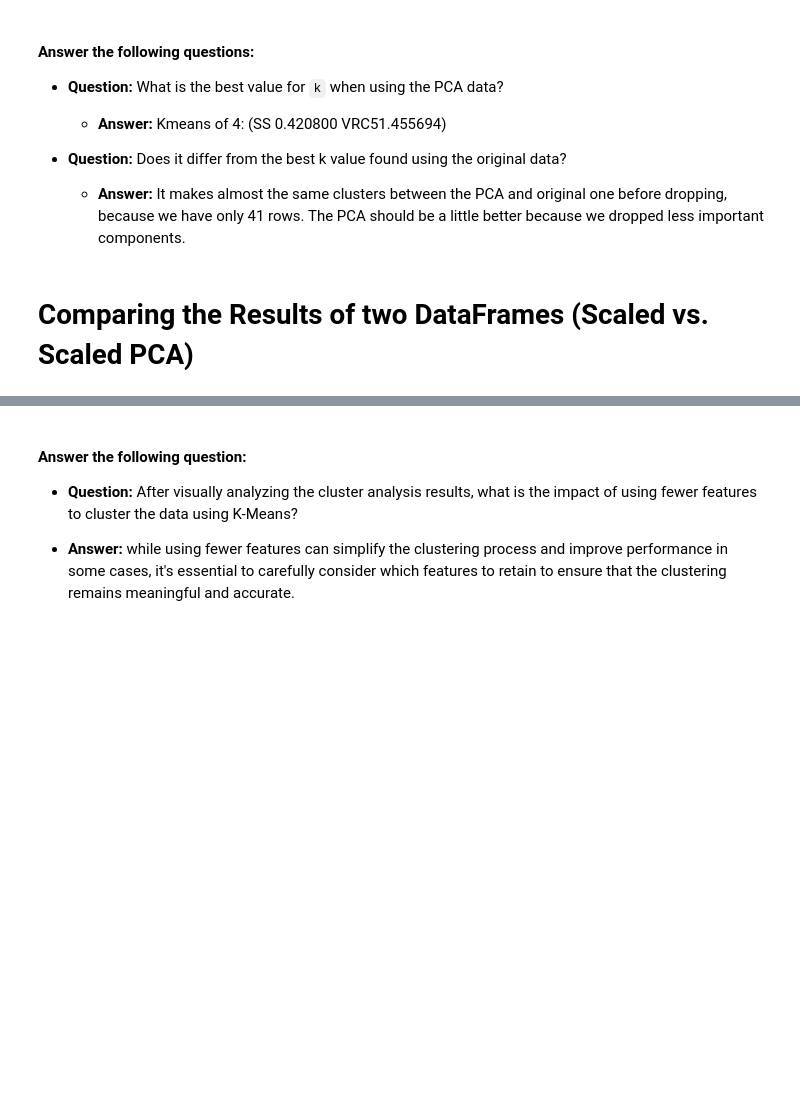
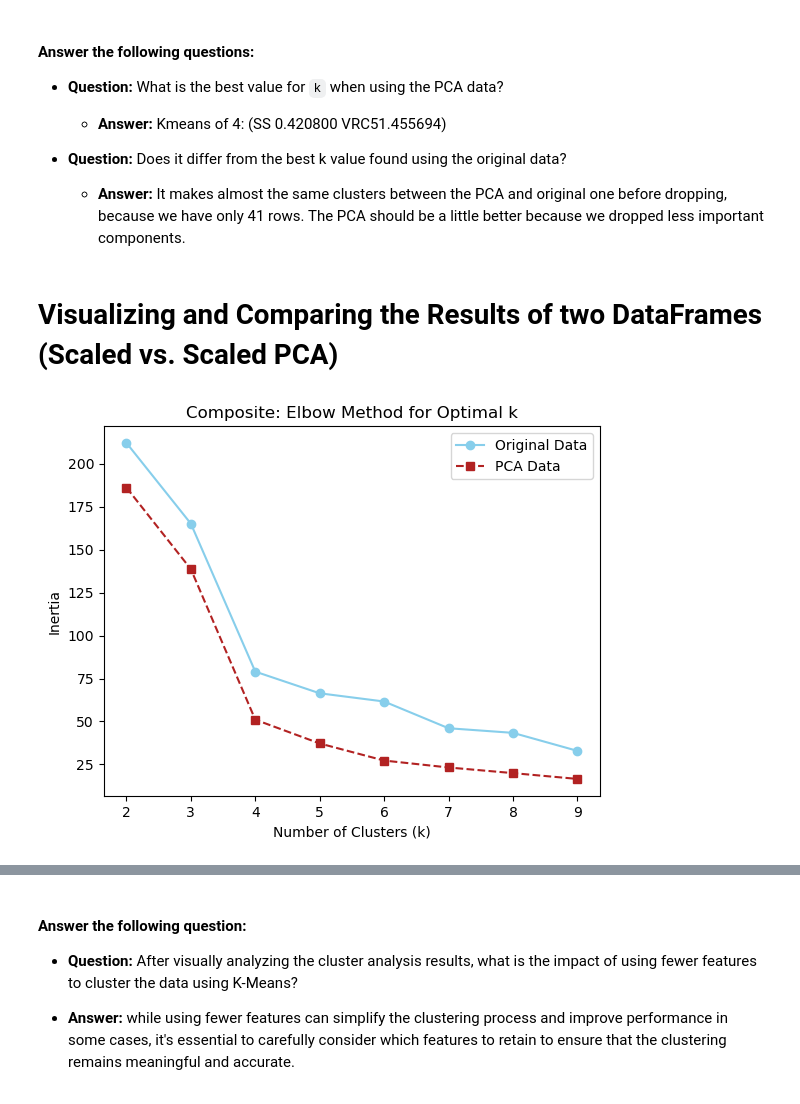
Before and after one commit to NguyenThiKimKhue/CryptoClustering, a Jupyter notebook: Crypto_Clustering_KimNguyen.ipynb, the cells around one changed output, grey strips where cells are left out. Saved outputs shown, nothing was run; the diff lists cells and outputs as text; code cells hidden in the pictures; blank space fills up the shorter version.

```diff
--- a/Crypto_Clustering_KimNguyen.ipynb
+++ b/Crypto_Clustering_KimNguyen.ipynb
@@ -689,5 +685,22 @@ plt.show()
 
   * **Answer:** It makes almost the same clusters between the PCA and original one before dropping, because we have only 41 rows. The PCA should be a little better because we dropped less important components.
 # %% [markdown]
-# Comparing the Results of two DataFrames (Scaled vs. Scaled PCA)
+# Visualizing and Comparing the Results of two DataFrames (Scaled vs. Scaled PCA)
+# %%
+#Composite plot to contrast the Elbow curves
+
+# Plot the elbow curves
+plt.plot(df_inertia.k, df_inertia.inertia, marker='o', linestyle='-', label='Original Data', color='Skyblue')
+plt.plot(df_cpa_metrics.k, df_cpa_metrics.inertia, marker='s', linestyle='--', label='PCA Data', color='Firebrick')
+
+# Add labels and title
+plt.xlabel("Number of Clusters (k)")
+plt.ylabel("Inertia")
+plt.title("Composite: Elbow Method for Optimal k")
+plt.legend()
+
+# Show the composite plot
+plt.show()
+# %% [output]
+[figure, added]
 # %%
```
Also changed, not shown: parts of 30 cells of this notebook.
